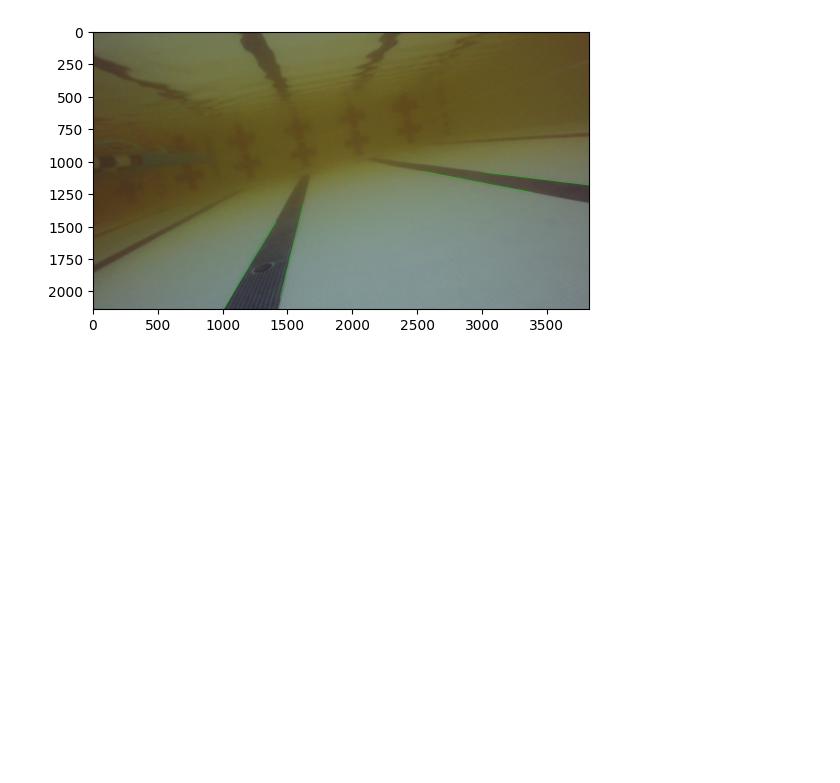
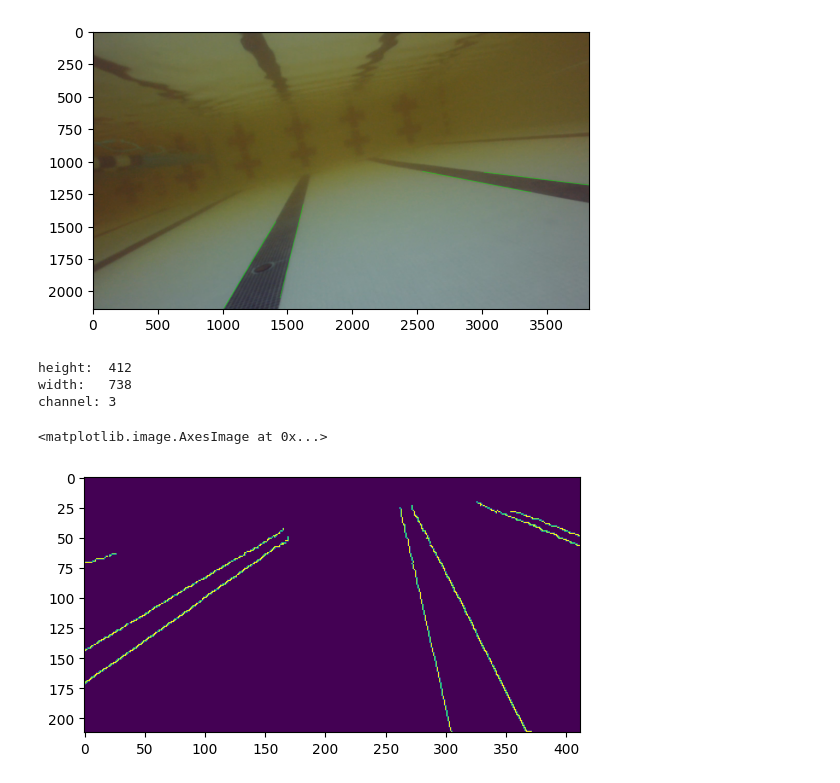
Before and after one commit to ES0227/cv-intro, a Jupyter notebook: test.ipynb, the cells around one changed output. Cells and saved outputs as stored; diff of their text form; code cells hidden in the pictures; blank space fills up the shorter version.

```diff
--- a/test.ipynb
+++ b/test.ipynb
@@ -120,0 +119,17 @@ len(lines)
+# %%
+image = cv2.imread('video_pic.png')
+h, w, c = image.shape
+print('height: ', h)
+print('width:  ', w)
+print('channel:', c)
+cropped_image = image[200:738, 0:412]
+plt.imshow(cropped_image)
+gray = cv2.cvtColor(cropped_image, cv2.COLOR_BGR2GRAY) # convert to grayscale
+edges = cv2.Canny(gray, 30, 10, apertureSize=3) # detect edges
+plt.imshow(edges)
+# %% [output]
+height:  412
+width:   738
+channel: 3
+<matplotlib.image.AxesImage at 0x...>
+[figure, added]
```
Also changed, not shown: parts of 3 cells of this notebook, 20 other files.
